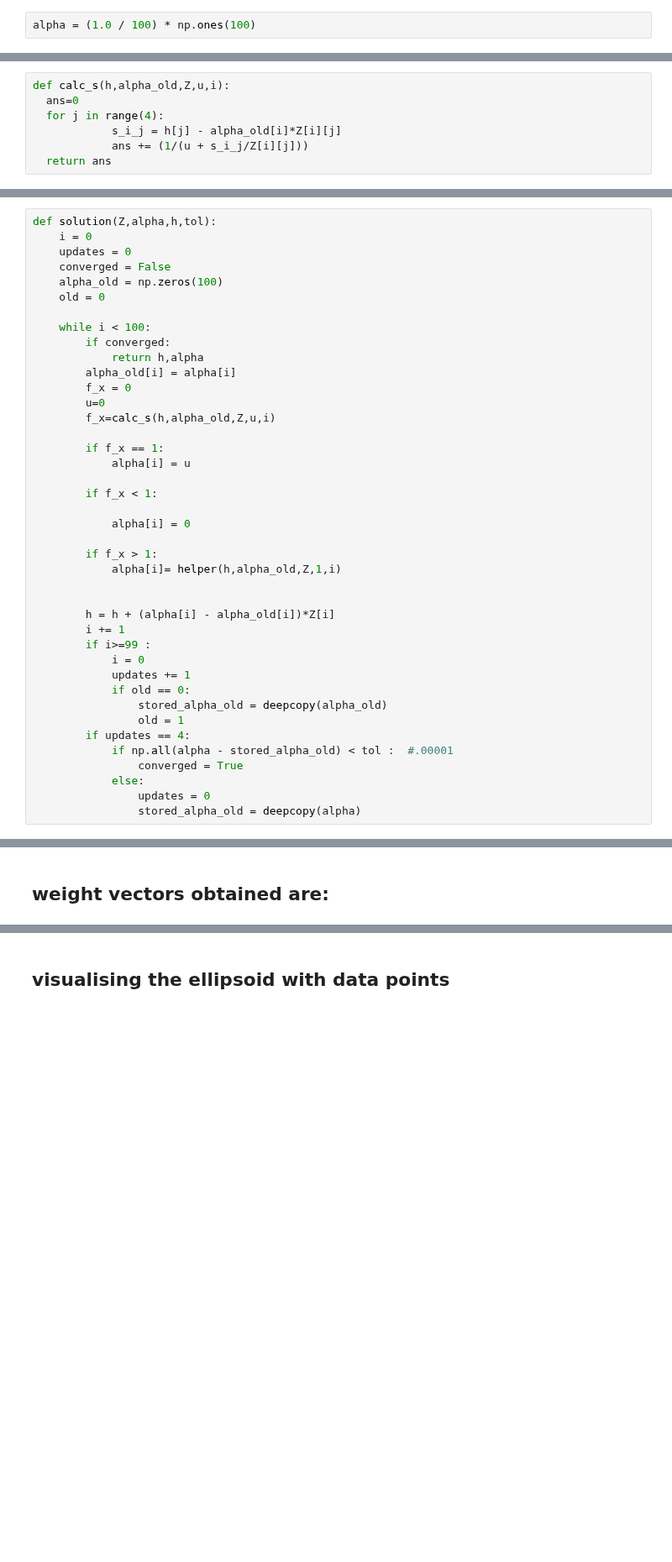
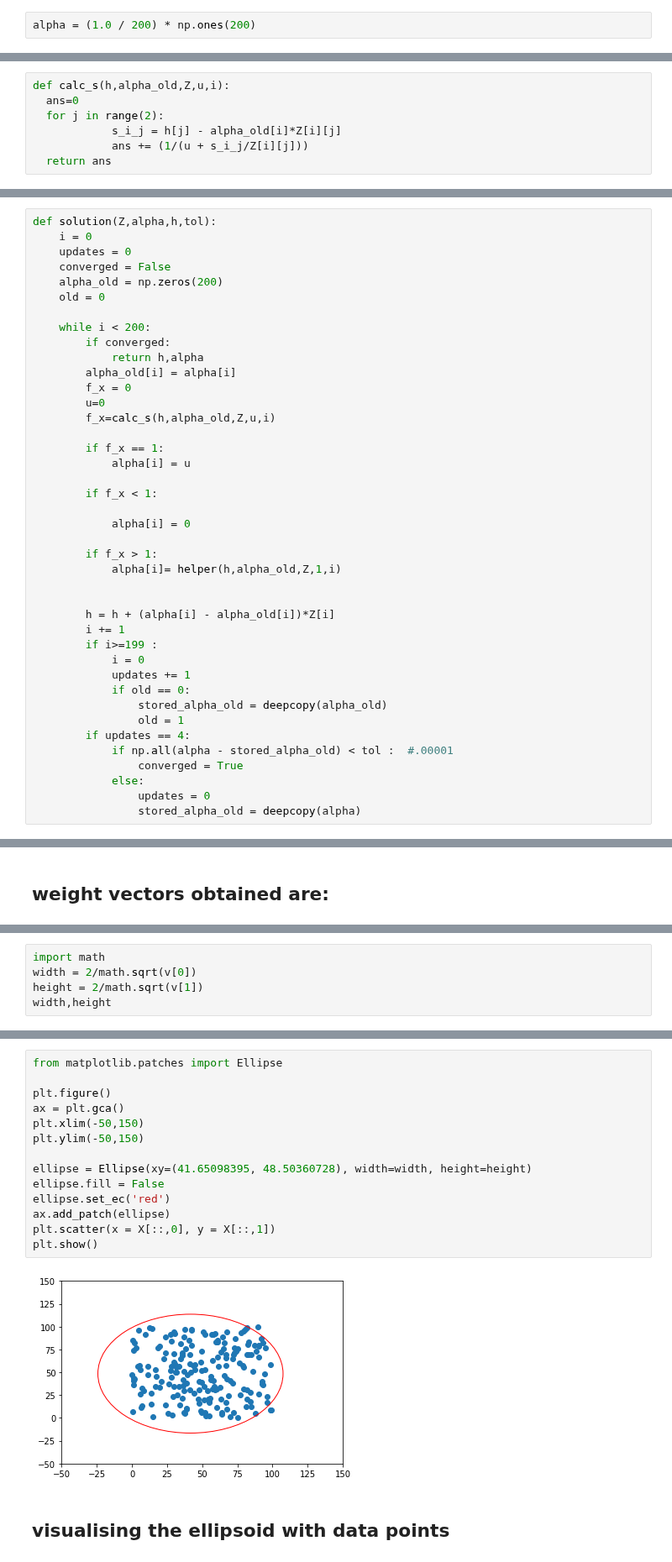
Before and after one commit to manu1003/meepc, a Jupyter notebook: meepc.ipynb, the cells around one changed output, grey strips where cells are left out. Shown at 84% size. Cells and saved outputs as stored; diff of their text form; blank space fills up the shorter version.

Commit message:
Ellipse Plotted

```diff
--- a/meepc.ipynb
+++ b/meepc.ipynb
@@ -13,7 +13,7 @@ centroid = (col_max + col_min)/2
 # %%
 Z = (X-centroid)**2
 # %%
-alpha = (1.0 / 100) * np.ones(100)
+alpha = (1.0 / 200) * np.ones(200)
 # %%
 ZT = Z.T
 h = np.matmul(alpha,Z)
@@ -30,7 +30,7 @@ True
 # %%
 def calc_s(h,alpha_old,Z,u,i):
   ans=0
-  for j in range(4):
+  for j in range(2):
             s_i_j = h[j] - alpha_old[i]*Z[i][j]
             ans += (1/(u + s_i_j/Z[i][j]))
   return ans
@@ -68,10 +68,10 @@ def solution(Z,alpha,h,tol):
     i = 0
     updates = 0
     converged = False
-    alpha_old = np.zeros(100)
+    alpha_old = np.zeros(200)
     old = 0
 
-    while i < 100:
+    while i < 200:
         if converged:
             return h,alpha
         alpha_old[i] = alpha[i]
@@ -92,7 +92,7 @@ def solution(Z,alpha,h,tol):
 
         h = h + (alpha[i] - alpha_old[i])*Z[i]
         i += 1
-        if i>=99 :
+        if i>=199 :
             i = 0
             updates += 1
             if old == 0:
@@ -119,0 +125,5 @@ array([0.00011708, 0.00010389, 0.00012494, 0.00015189])
+# %%
+import math
+width = 2/math.sqrt(v[0])
+height = 2/math.sqrt(v[1])
+width,height
@@ -120,3 +132,19 @@ array([0.00011708, 0.00010389, 0.00012494, 0.00015189])
+# %%
+from matplotlib.patches import Ellipse
+
+plt.figure()
+ax = plt.gca()
+plt.xlim(-50,150)
+plt.ylim(-50,150)
+
+ellipse = Ellipse(xy=(41.65098395, 48.50360728), width=width, height=height)
+ellipse.fill = False
+ellipse.set_ec('red')
+ax.add_patch(ellipse)
+plt.scatter(x = X[::,0], y = X[::,1])
+plt.show()
+# %% [output]
+[figure, added]
 # %% [markdown]
 ## visualising the ellipsoid with data points
 # %%
```
Also changed, not shown: parts of 8 cells of this notebook.
